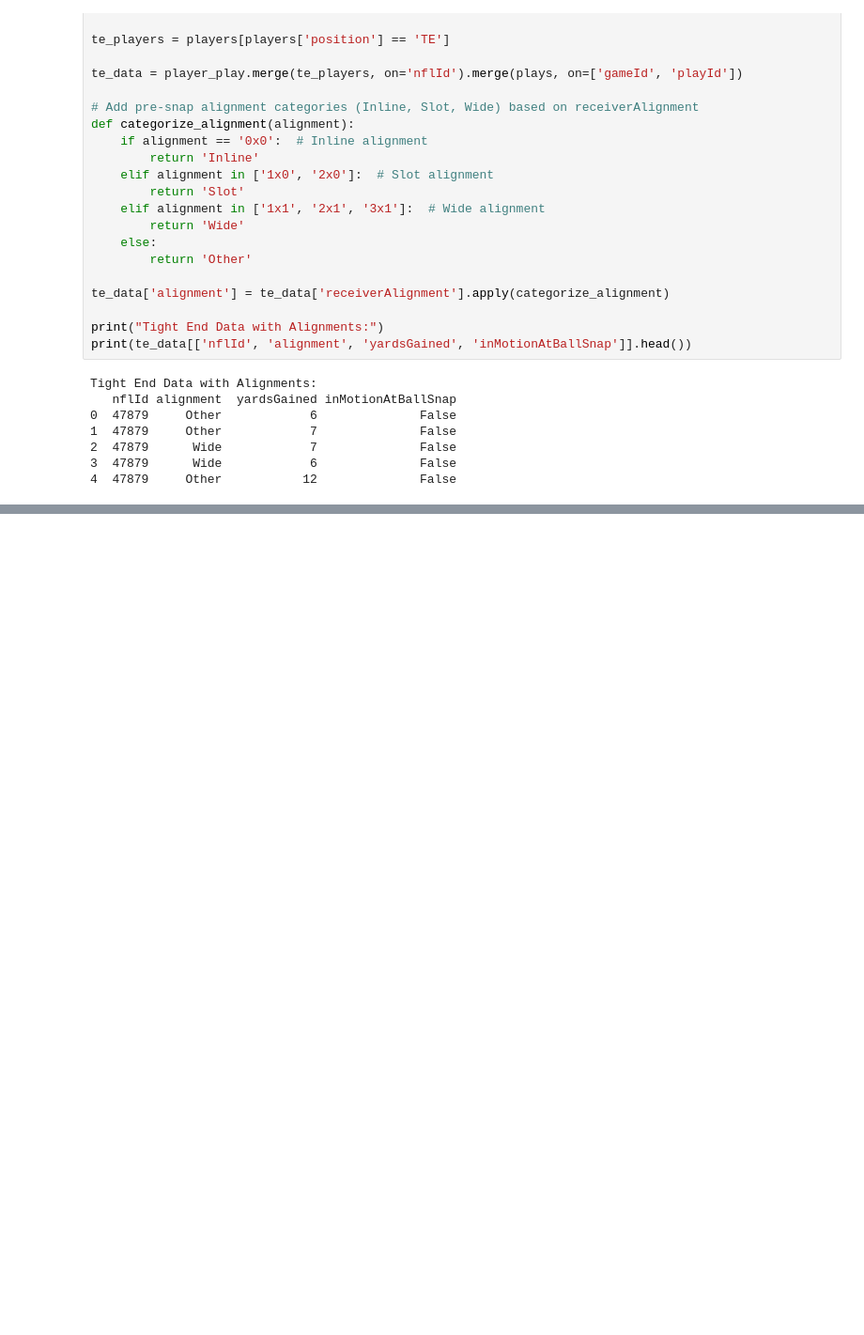
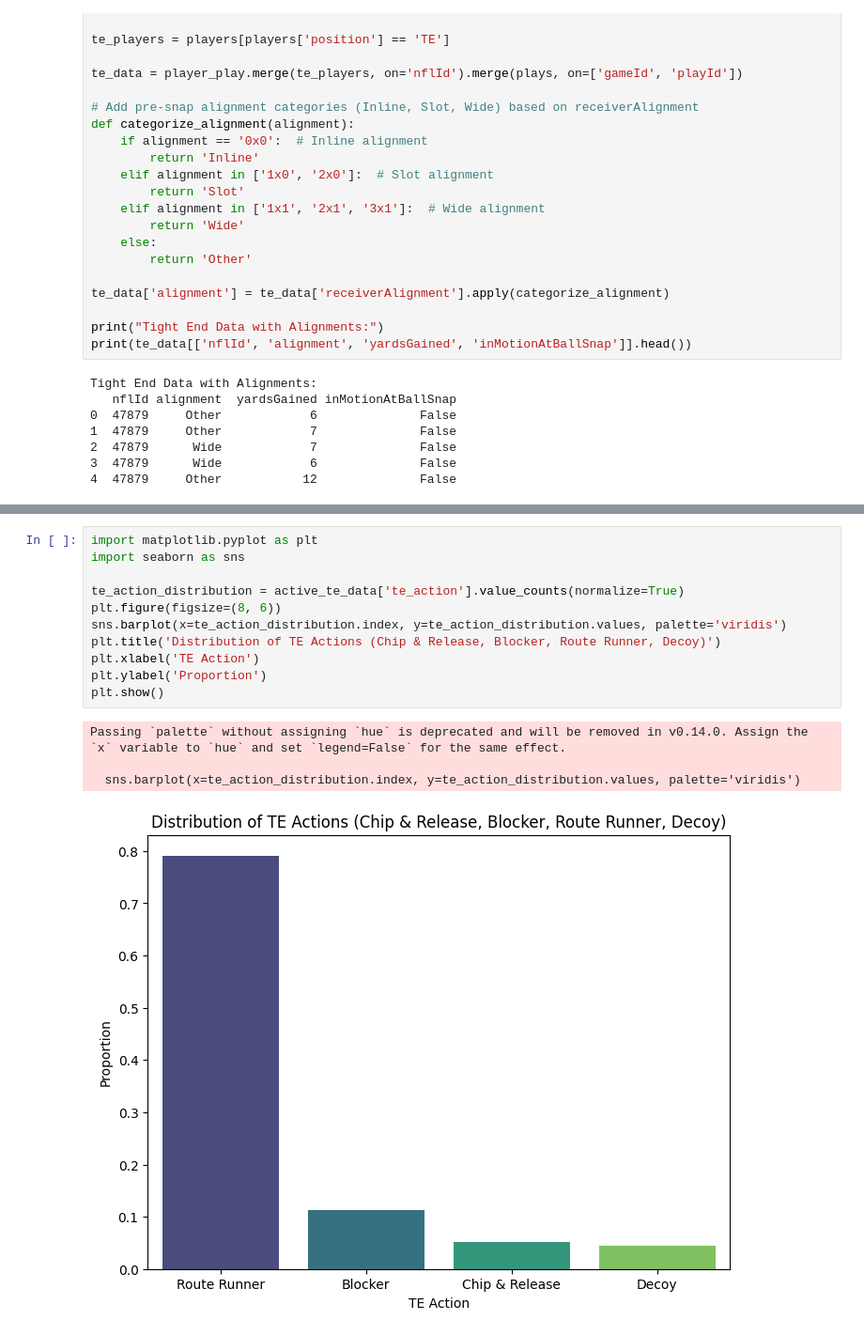
Before and after one commit to Vik7am10/NFL-Big-Data-Bowl-2025, a Jupyter notebook: main.ipynb, the cells around one changed output, grey strips where cells are left out. Shown: that part at 94% size. Cells and saved outputs as stored; diff of their text form; blank space fills up the shorter version.

```diff
--- a/main.ipynb
+++ b/main.ipynb
@@ -51,0 +209,16 @@ Tight End Data with Alignments:
+# %%
+import matplotlib.pyplot as plt
+import seaborn as sns
+
+te_action_distribution = active_te_data['te_action'].value_counts(normalize=True)
+plt.figure(figsize=(8, 6))
+sns.barplot(x=te_action_distribution.index, y=te_action_distribution.values, palette='viridis')
+plt.title('Distribution of TE Actions (Chip & Release, Blocker, Route Runner, Decoy)')
+plt.xlabel('TE Action')
+plt.ylabel('Proportion')
+plt.show()
+# %% [output]
+Passing `palette` without assigning `hue` is deprecated and will be removed in v0.14.0. Assign the `x` variable to `hue` and set `legend=False` for the same effect.
+
+  sns.barplot(x=te_action_distribution.index, y=te_action_distribution.values, palette='viridis')
+[figure, added]
```
Also changed, not shown: parts of 4 cells of this notebook, 1 other file.
